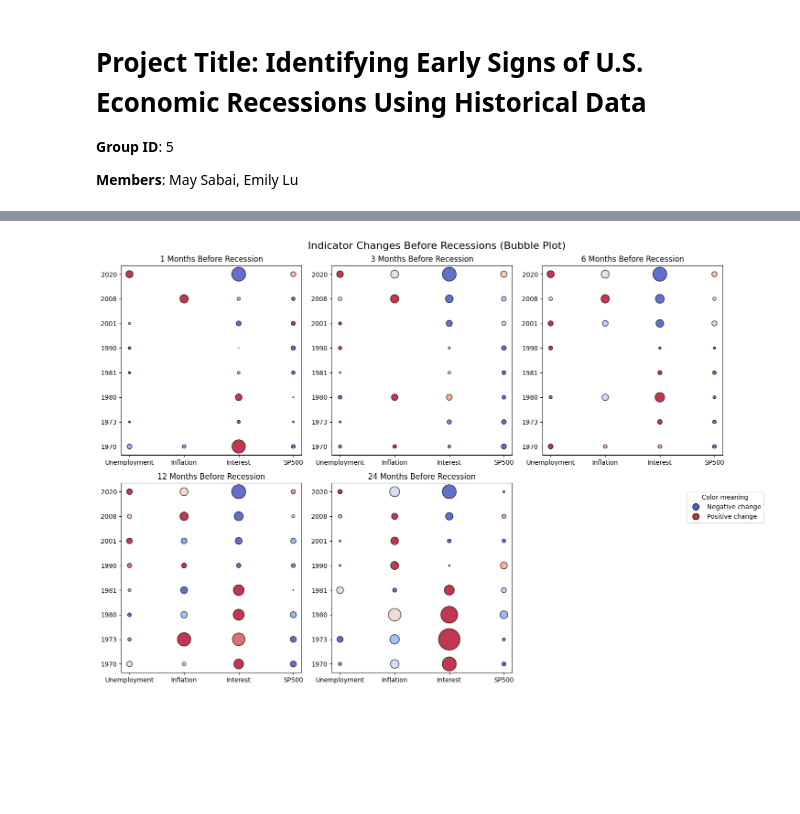
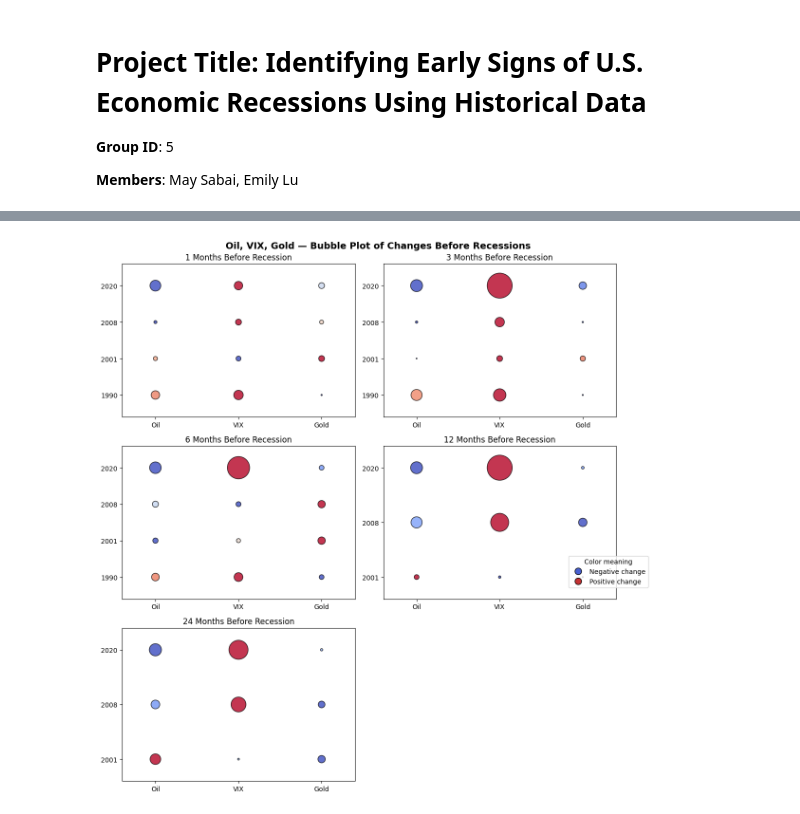
Before and after one commit to Emily0107/Economic-Recession, a Jupyter notebook: public/code/EDA.ipynb, the cells around one changed output, grey strips where cells are left out. Saved outputs shown, nothing was run; the diff lists cells and outputs as text; code cells hidden in the pictures; blank space fills up the shorter version.

Commit message:
EDA update for color consistency

```diff
--- a/public/code/EDA.ipynb
+++ b/public/code/EDA.ipynb
@@ -766,17 +545,0 @@ df1968
-# %%
-# Generate Results for All Windows
-windows = [1, 3, 6, 12, 24]
-
-heatmaps = {}
-
-for w in windows:
-    heatmaps[w] = compute_recession_change(
-        df1968,
-        indicators=["Unemployment", "Inflation", "Interest", "SP500"],
-        months_before=w
-    )
-
-all_values = pd.concat(heatmaps.values())
-
-vmin = all_values.min().min()
-vmax = all_values.max().max()
@@ -815,82 +653,42 @@ plt.show()
 # %%
-from matplotlib.lines import Line2D
-
-windows = [1, 3, 6, 12, 24]
-
-# --- Dynamic subplot layout ---
-n = len(windows)
-cols = 3
-rows = math.ceil(n / cols)
-
-fig, axes = plt.subplots(rows, cols, figsize=(15, 10))
+# Bubble Plot: df_1990
+fig, axes = plt.subplots(3, 2, figsize=(12, 12))
 axes = axes.flatten()
 
 for i, w in enumerate(windows):
-
-    df_change = compute_recession_change(
-        df1968,
-        indicators=["Unemployment", "Inflation", "Interest", "SP500"],
-        months_before=w
-    )
-
+    df_change = compute_recession_change(df_1990, indicators=indicators_1990, months_before=w)
     x = np.arange(len(df_change.columns))
 
     for j, recession in enumerate(df_change.index):
         values = df_change.loc[recession]
-
-        axes[i].scatter(
-            x,
-            [j] * len(x),
-            s=np.abs(values) * 5,   # bubble size = magnitude
-            c=values,
-            cmap="coolwarm",        # keep original color range/behavior
-            alpha=0.8,
-            edgecolor="black"
-        )
+        axes[i].scatter(x, [j] * len(x),
+                        s=np.abs(values) * 5,
+                        c=values, cmap="coolwarm",
+                        alpha=0.8, edgecolor="black")
 
     axes[i].set_xticks(x)
     axes[i].set_xticklabels(df_change.columns)
     axes[i].set_yticks(range(len(df_change.index)))
     axes[i].set_yticklabels(df_change.index)
     axes[i].set_title(f"{w} Months Before Recession")
+    axes[i].margins(0.2)
 
-# Hide unused subplot(s)
 for k in range(n, len(axes)):
     axes[k].axis("off")
 
-# --- Direction legend only ---
 cmap = plt.cm.coolwarm
 legend_elements = [
-    Line2D(
-        [0], [0],
-        marker='o',
-        color='w',
-        label='Negative change',
-        markerfacecolor=cmap(0.05),
-        markeredgecolor='black',
-        markersize=10
-    ),
-    Line2D(
-        [0], [0],
-        marker='o',
-        color='w',
-        label='Positive change',
-        markerfacecolor=cmap(0.95),
-        markeredgecolor='black',
-        markersize=10
-    )
+    Line2D([0], [0], marker='o', color='w', label='Negative change',
+           markerfacecolor=cmap(0.05), markeredgecolor='black', markersize=10),
+    Line2D([0], [0], marker='o', color='w', label='Positive change',
+           markerfacecolor=cmap(0.95), markeredgecolor='black', markersize=10)
 ]
+fig.legend(handles=legend_elements, loc='center right', bbox_to_anchor=(0.98, 0.4),
+           frameon=True, title='Color meaning')
 
-fig.legend(
-    handles=legend_elements,
-    loc='center right',
-    bbox_to_anchor=(0.98, 0.4),
-    frameon=True,
-    title='Color meaning'
-)
-
-plt.suptitle("Indicator Changes Before Recessions (Bubble Plot)", fontsize=16)
-plt.tight_layout(rect=[0, 0, 0.93, 1])  # leave room on right for legend
+plt.suptitle("Oil, VIX, Gold — Bubble Plot of Changes Before Recessions", fontsize=14, fontweight='bold')
+plt.tight_layout(rect=[0, 0, 0.93, 1])
+plt.savefig("indicator_change_bubble_1990.png", bbox_inches='tight')
 plt.show()
 # %% [output]
-[figure, old version]
+[figure, new version]
```
Also changed, not shown: parts of 104 cells of this notebook, 18 other files.
